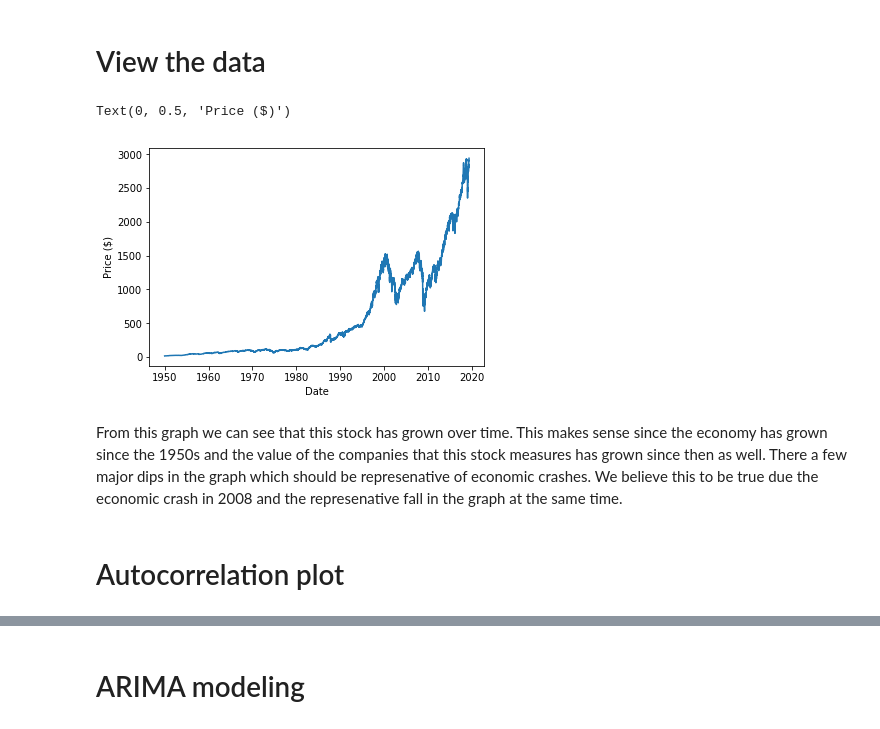
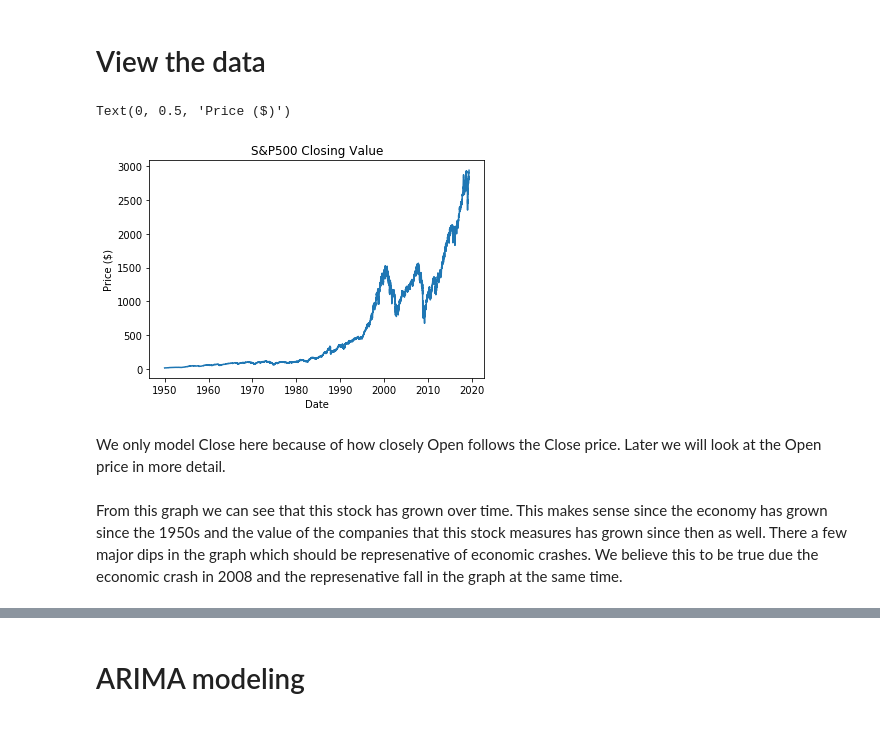
Before and after one commit to Allen-Z-4230/FutureGas, a Jupyter notebook: future_gas_folder/S&P500 Explore.ipynb, the cells around one changed output, grey strips where cells are left out. Cells and saved outputs as stored; diff of their text form; code cells hidden in the pictures.

Commit message:
Fixed the ARIMA problem and updated the notebook to follow Allen's outline and added Open analysis

```diff
--- a/future_gas_folder/S&P500 Explore.ipynb
+++ b/future_gas_folder/S&P500 Explore.ipynb
@@ -66,12 +69,13 @@ From this we see that there is no difference between the close values and the ad
 # View the data
 # %%
 plt.plot(np.array(df_sp500['Date']), np.array(df_sp500['Close']))
+plt.title("S&P500 Closing Value")
 plt.xlabel("Date")
 plt.ylabel('Price ($)')
 # %% [output]
 Text(0, 0.5, 'Price ($)')
-[figure, old version]
+[figure, new version]
+# %% [markdown]
+We only model Close here because of how closely Open follows the Close price. Later we will look at the Open price in more detail.
 # %% [markdown]
 From this graph we can see that this stock has grown over time. This makes sense since the economy has grown since the 1950s and the value of the companies that this stock measures has grown since then as well. There a few major dips in the graph which should be represenative of economic crashes. We believe this to be true due the economic crash in 2008 and the represenative fall in the graph at the same time.
-# %% [markdown]
-# Autocorrelation plot
```
Also changed, not shown: parts of 42 cells of this notebook.
